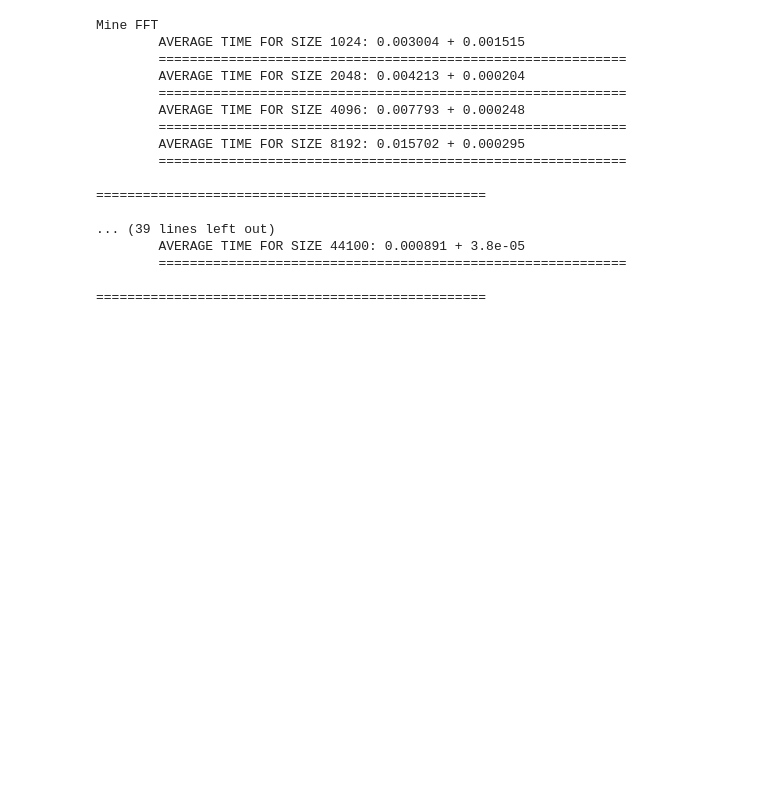
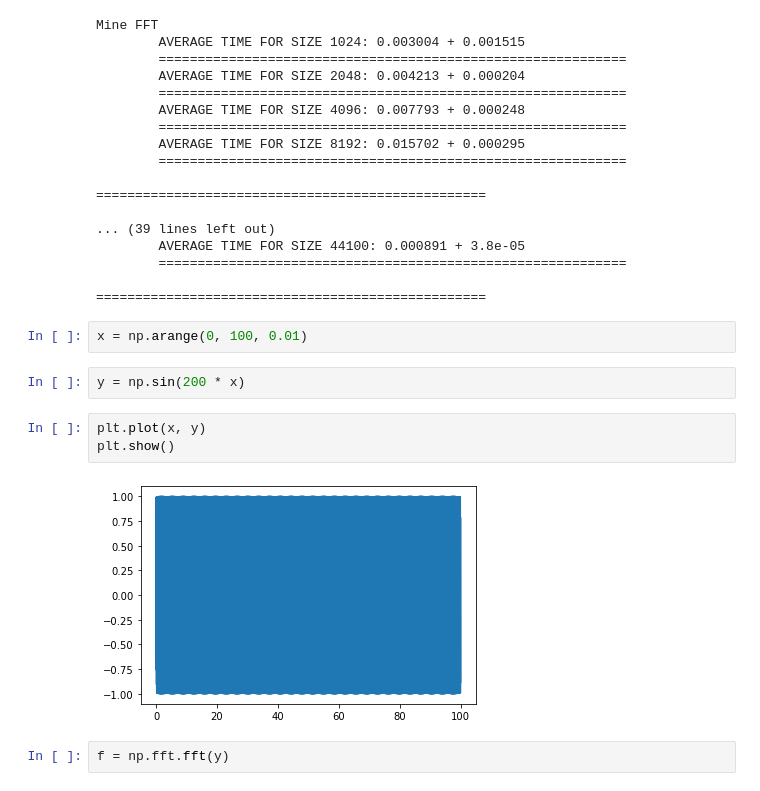
Before and after one commit to konrad-karanowski/Speech-And-Speaker-Detection, a Jupyter notebook: notebooks/FFT.ipynb, the cells around one changed output. Cells and saved outputs as stored; diff of their text form; blank space fills up the shorter version.

```diff
--- a/notebooks/FFT.ipynb
+++ b/notebooks/FFT.ipynb
@@ -230,3 +237,14 @@ Mine FFT
         ============================================================
 
 ==================================================
+# %%
+x = np.arange(0, 100, 0.01)
+# %%
+y = np.sin(200 * x)
+# %%
+plt.plot(x, y)
+plt.show()
+# %% [output]
+[figure, added]
+# %%
+f = np.fft.fft(y)
```
Also changed, not shown: parts of 3 cells of this notebook, 11 other files.
